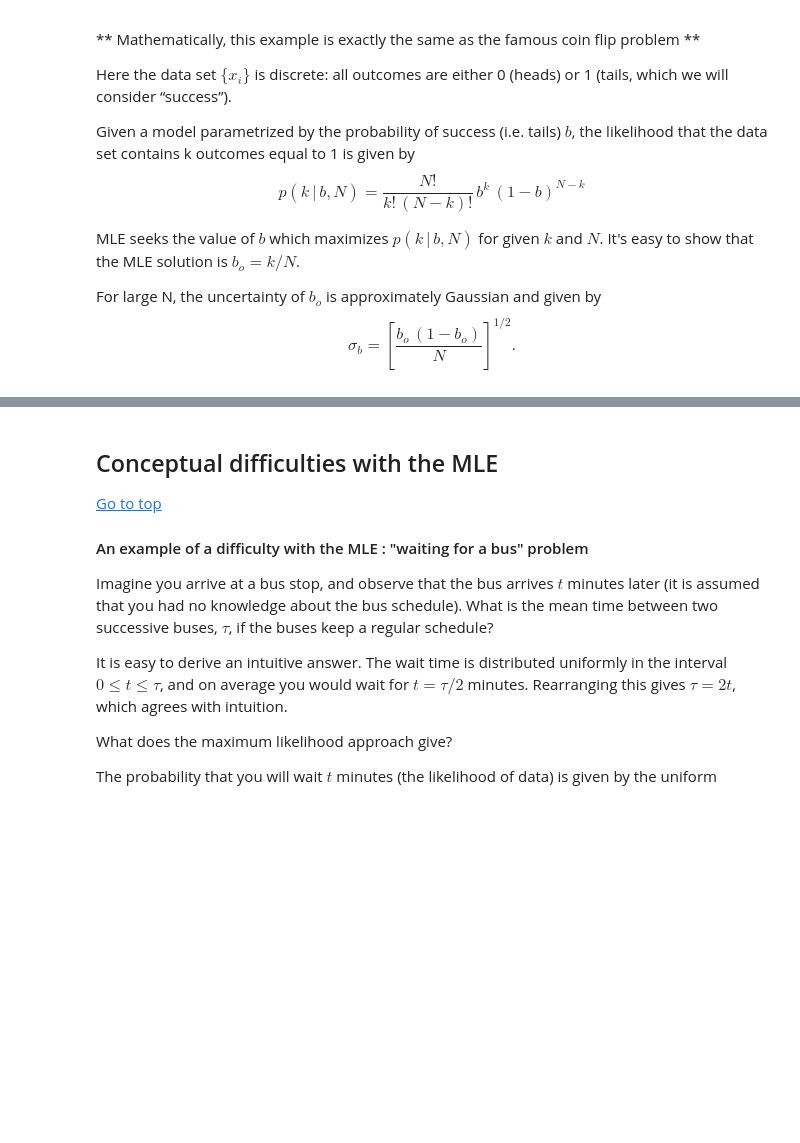
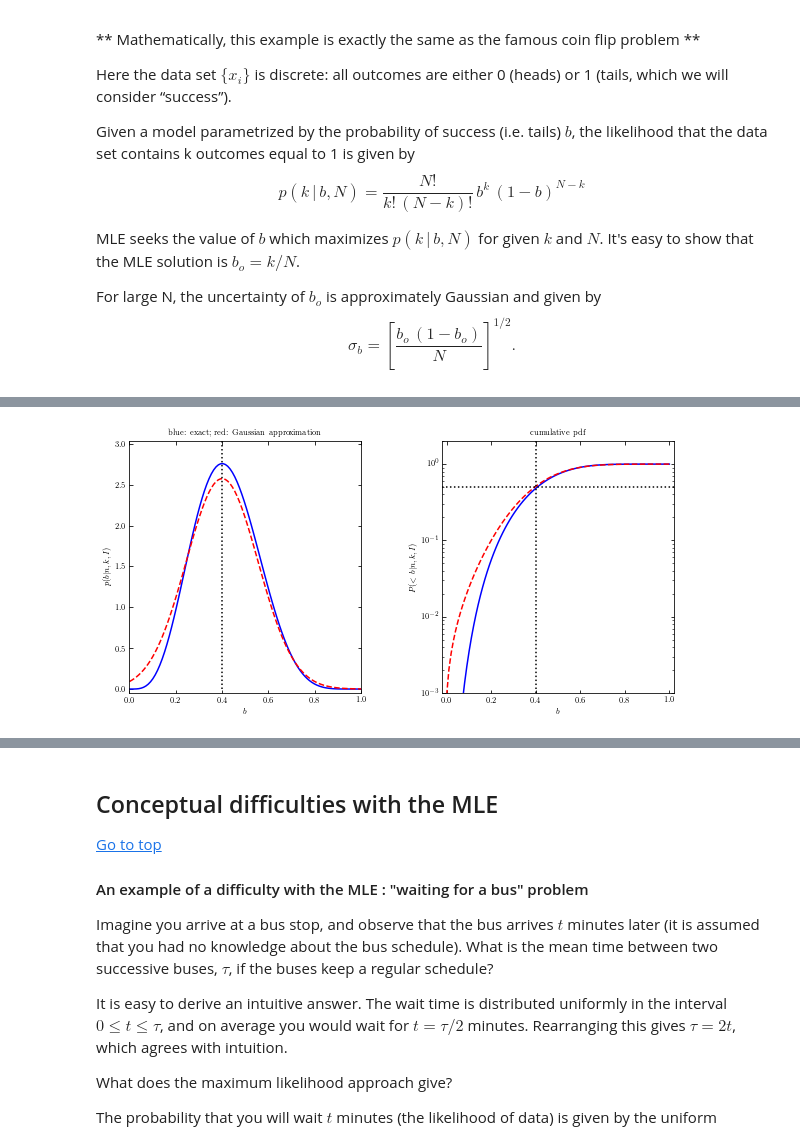
Before and after one commit to ivezic/IRB2023, a Jupyter notebook: notebooks/IRBclass2.ipynb, the cells around one changed output, grey strips where cells are left out. Drawn from its saved outputs; the diff is of its cells as text; code cells hidden in the pictures; blank space fills up the shorter version.

```diff
--- a/notebooks/IRBclass2.ipynb
+++ b/notebooks/IRBclass2.ipynb
@@ -573,0 +604,4 @@ plt.show()
+# %%
+doBinomial(10, 4)
+# %% [output]
+[figure, added]
```
Also changed, not shown: parts of 15 cells of this notebook.
